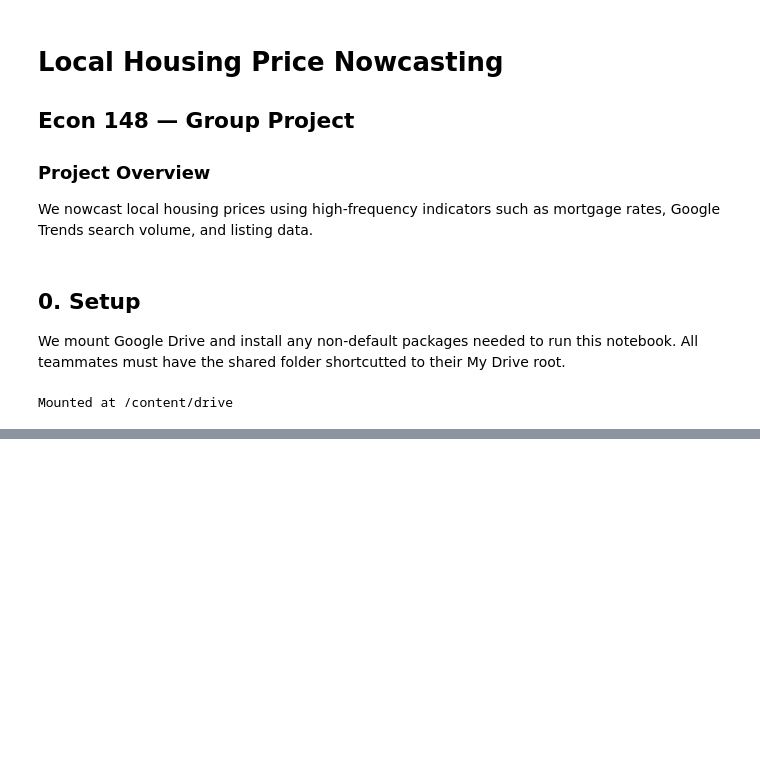
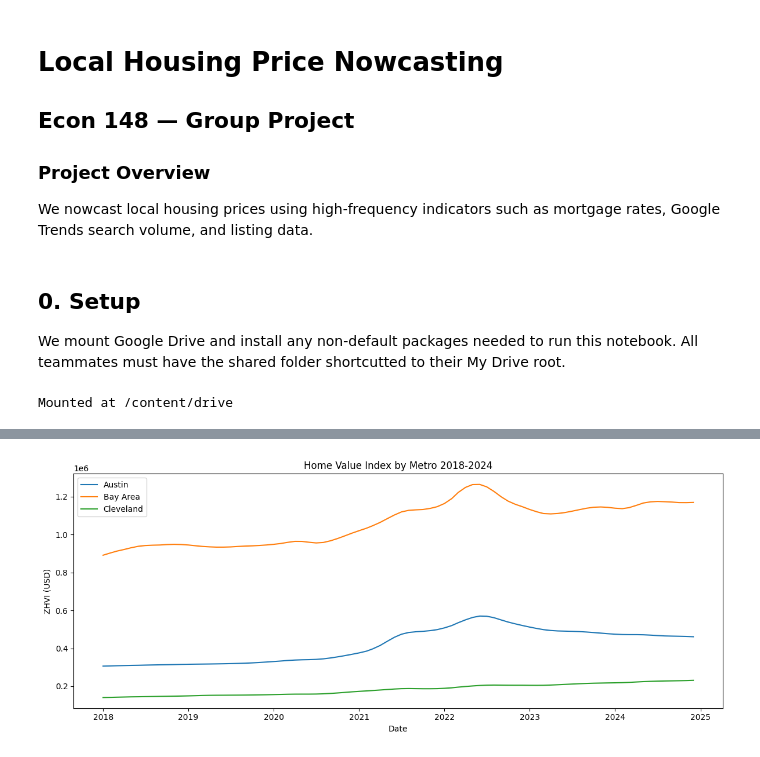
Before and after one commit to garavels/ECON-148, a Jupyter notebook: notebooks/housing_nowcast_main.ipynb, the cells around one changed output, grey strips where cells are left out. Cells and saved outputs as stored; diff of their text form; code cells hidden in the pictures; blank space fills up the shorter version.

Commit message:
Add initial data collection and EDA notebook

```diff
--- a/notebooks/housing_nowcast_main.ipynb
+++ b/notebooks/housing_nowcast_main.ipynb
@@ -42,0 +201,20 @@ END_DATE = '2024-12-31'
+# %%
+city_map = {
+    'San Francisco, CA': 'Bay Area',
+    'Austin, TX':        'Austin',
+    'Cleveland, OH':     'Cleveland'
+}
+
+def build_master(zhvi, mortgage, unemployment, city_map):
+    frames = []
+    for region, city in city_map.items():
+        df = merge_city_data(zhvi, mortgage,
+                             unemployment, region, city)
+        df['city'] = city
+        frames.append(df)
+    return pd.concat(frames, ignore_index=True)
+
+master = build_master(zhvi_long, mortgage,
+                      unemployment, city_map)
+print(master.shape)
+print(master.head())
@@ -42,0 +239,18 @@ END_DATE = '2024-12-31'
+# %%
+def style_zhvi_plot(ax):
+    ax.set_title('Home Value Index by Metro 2018-2024')
+    ax.set_xlabel('Date')
+    ax.set_ylabel('ZHVI (USD)')
+    ax.legend()
+
+def plot_zhvi(df):
+    fig, ax = plt.subplots(figsize=(12, 5))
+    for city, group in df.groupby('city'):
+        ax.plot(group['date'], group['zhvi'], label=city)
+    style_zhvi_plot(ax)
+    plt.tight_layout()
+    plt.show()
+
+plot_zhvi(master)
+# %% [output]
+[figure, added]
```
Also changed, not shown: parts of 19 cells of this notebook.
